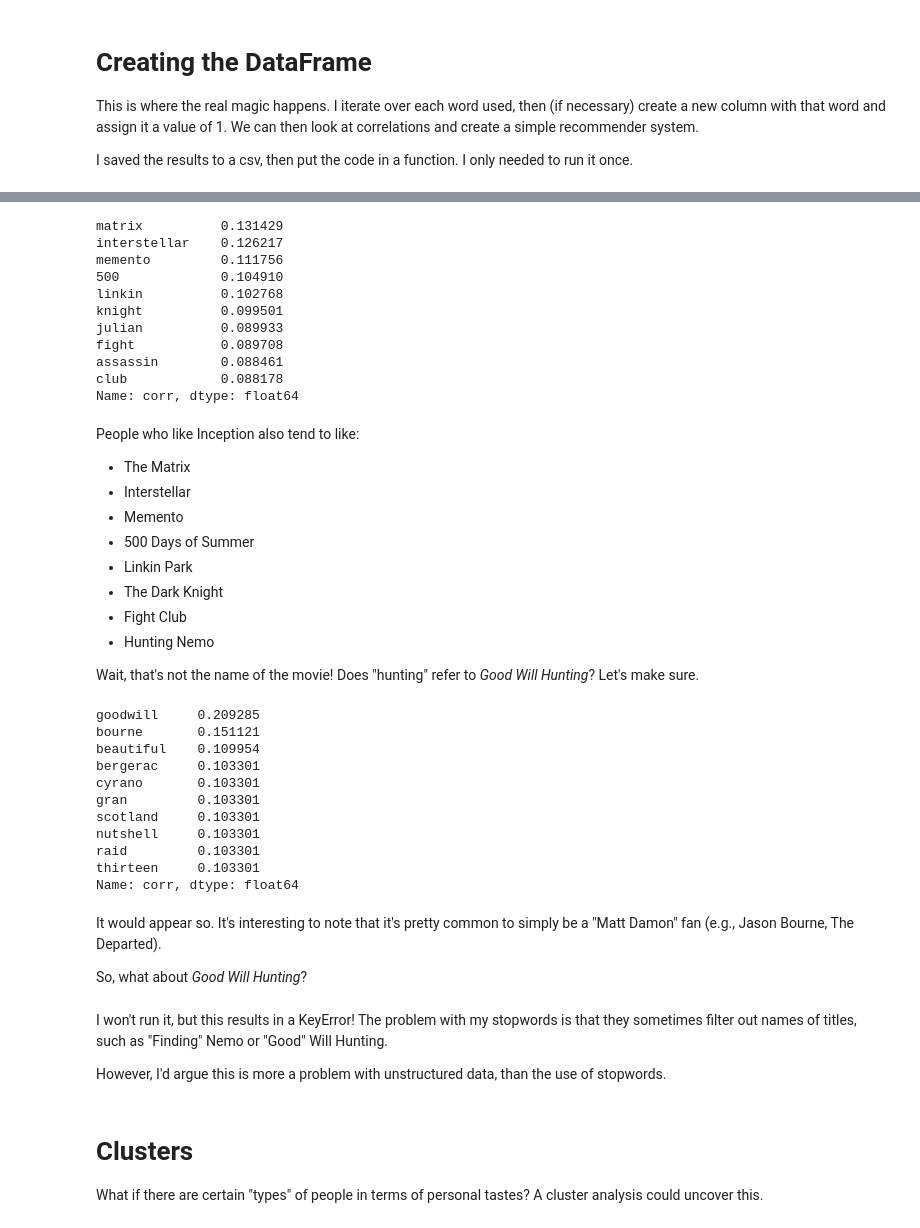
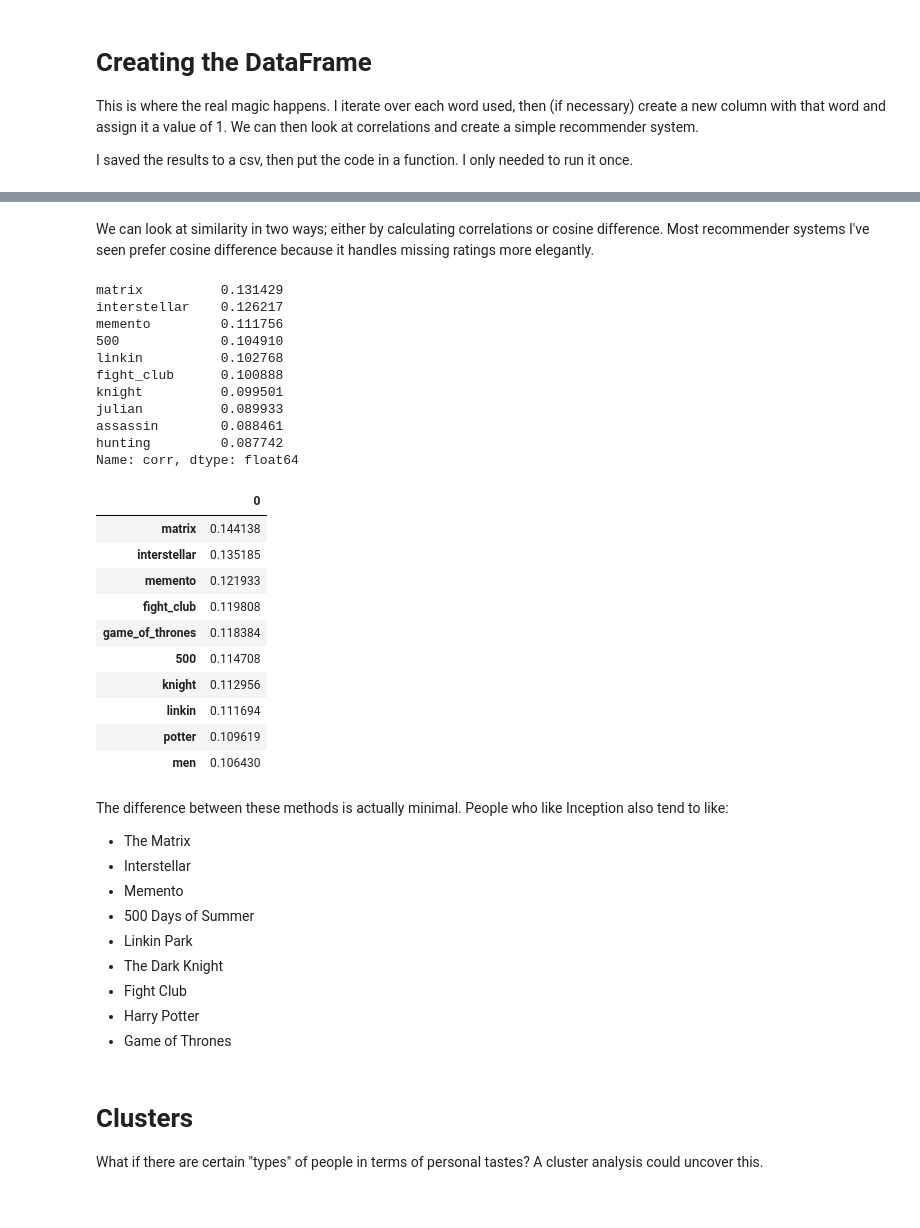
Before and after one commit to vincefav/recommender, a Jupyter notebook: Recommender rough draft.ipynb, the cells around one changed output, grey strips where cells are left out. Cells and saved outputs as stored; diff of their text form; code cells hidden in the pictures.

```diff
--- a/Recommender rough draft.ipynb
+++ b/Recommender rough draft.ipynb
@@ -228,8 +223,13 @@ df['star_wars'] = np.where((df.star == 1) & (df.wars == 1), 1, 0)
 df['the_office'] = np.where((df.office == 1) & (df.space == 0), 1, 0)
 df['this_american_life'] = np.where((df.american == 1) & (df.life == 1), 1, 0)
 df['whose_line'] = np.where((df.whose == 1) & (df.line == 1), 1, 0)
+df['fight_club'] = np.where((df.fight == 1) & (df.club == 1), 1, 0)
 df['game_of_thrones'] = df.thrones
+
+# Just tidying these up because they'll appear in the next cells otherwise
 del df['thrones']
+del df['fight']
+del df['club']
 
 # One of my favorite shows, and a huge pain to search for!
 df['lost_tv_show'] = np.where((df.lost == 1) & (df.translation == 0) &\
@@ -237,6 +237,8 @@ df['lost_tv_show'] = np.where((df.lost == 1) & (df.translation == 0) &\
                               (df.getting == 0) & (df.world == 0) &\
                               (df.souls == 0) & (df.children == 0) &\
                               (df.girl == 0), 1, 0)
+# %% [markdown]
+We can look at similarity in two ways; either by calculating correlations or cosine difference. Most recommender systems I've seen prefer cosine difference because it handles missing ratings more elegantly.
 # %%
 corrs(df.inception).head(10)
 # %% [output]
@@ -245,14 +247,39 @@ interstellar    0.126217
 memento         0.111756
 500             0.104910
 linkin          0.102768
+fight_club      0.100888
 knight          0.099501
 julian          0.089933
-fight           0.089708
 assassin        0.088461
-club            0.088178
+hunting         0.087742
 Name: corr, dtype: float64
+# %%
+from scipy.spatial.distance import cosine
+
+def get_cosine(title):
+    cos = {}
+    for i in df.columns:
+        cos[i] = 1 - cosine(df[title], df[i])
+
+    cos = pd.DataFrame([cos]).T.sort_values(0, ascending=False)
+
+    return cos[(cos[0] < 1)].head(10)
+
+get_cosine('inception')
+# %% [output]
+|  | 0 |
+| matrix | 0.144138 |
+| interstellar | 0.135185 |
+| memento | 0.121933 |
+| fight_club | 0.119808 |
+| game_of_thrones | 0.118384 |
+| 500 | 0.114708 |
+| knight | 0.112956 |
+| linkin | 0.111694 |
+| potter | 0.109619 |
+| men | 0.106430 |
 # %% [markdown]
-People who like Inception also tend to like:
+The difference between these methods is actually minimal. People who like Inception also tend to like:
 - The Matrix
 - Interstellar
 - Memento
@@ -260,24 +287,5 @@ People who like Inception also tend to like:
 - Linkin Park
 - The Dark Knight
 - Fight Club
-- Hunting Nemo
-
-Wait, that's not the name of the movie! Does "hunting" refer to *Good Will Hunting*? Let's make sure.
+- Harry Potter
+- Game of Thrones
-# %%
-corrs(df['hunting']).head(10)
-# %% [output]
-goodwill     0.209285
-bourne       0.151121
-beautiful    0.109954
-bergerac     0.103301
-cyrano       0.103301
-gran         0.103301
-scotland     0.103301
-nutshell     0.103301
-raid         0.103301
-thirteen     0.103301
-Name: corr, dtype: float64
-# %% [markdown]
-It would appear so. It's interesting to note that it's pretty common to simply be a "Matt Damon" fan (e.g., Jason Bourne, The Departed).
-
-So, what about *Good Will Hunting*?
@@ -286,7 +292,3 @@ So, what about *Good Will Hunting*?
-# %% [markdown]
-I won't run it, but this results in a KeyError! The problem with my stopwords is that they sometimes filter out names of titles, such as "Finding" Nemo or "Good" Will Hunting.
-
-However, I'd argue this is more a problem with unstructured data, than the use of stopwords.
 # %% [markdown]
 # Clusters
 What if there are certain "types" of people in terms of personal tastes? A cluster analysis could uncover this.
```
Also changed, not shown: parts of 45 cells of this notebook.
